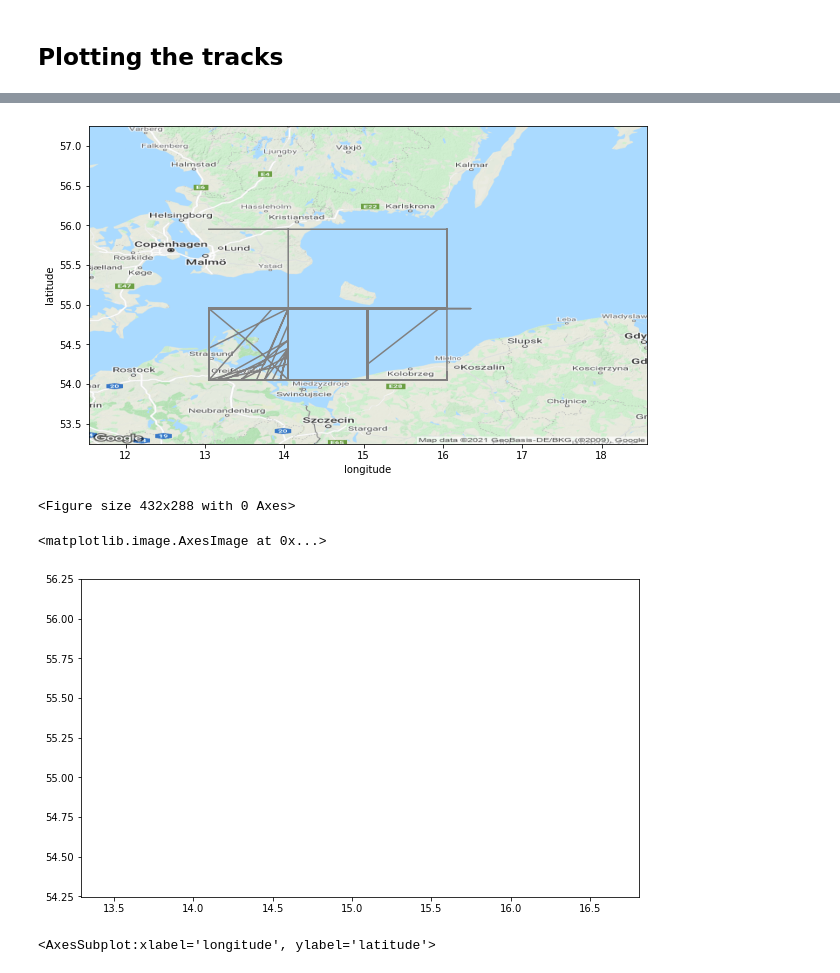
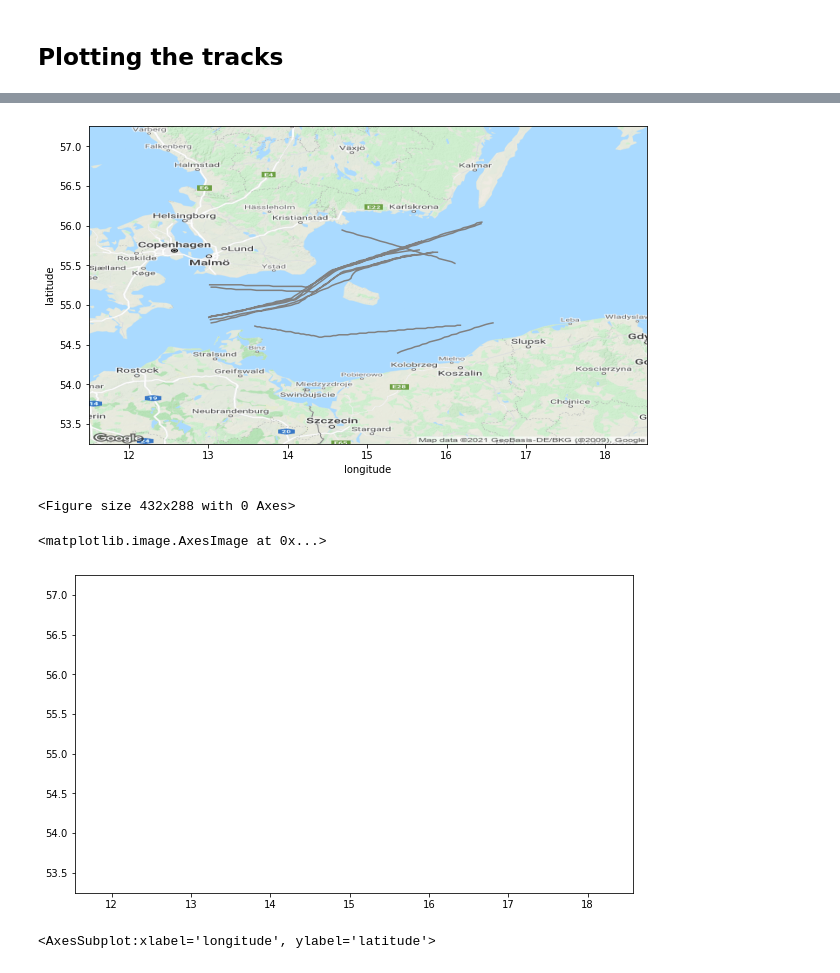
Before and after one commit to carinhopm/ais_vrnn, a Jupyter notebook: code/Plotting_the_tracks.ipynb, the cells around one changed output, grey strips where cells are left out. Drawn from its saved outputs; the diff is of its cells as text; code cells hidden in the pictures.

```diff
--- a/code/Plotting_the_tracks.ipynb
+++ b/code/Plotting_the_tracks.ipynb
@@ -26,6 +26,10 @@ import progressbar
 api_key = "AIzaSyBxJAp5AFD2bYJbXXErwKz76-Pt8aEqtE0"
 # %%
 datasets_path = "C://Users//asm//OneDrive - Netcompany/University//Master Thesis//Data//Pickle//"
+# %%
+path = datasets_path + 'CargTank.pkl'
+with open(path,'rb') as file:
+    data = pickle.load(file)
 # %%
 #edges contains a list of lat_edges, lon_edges, speed_edges, course_edges
 def findcenters(edges):
@@ -169,7 +174,8 @@ def PlotDatasetTrack(encodedTrack, edges):
 #LAT_EDGES, LON_EDGES, ... are a list of bin edges obtained by np.arange(LAT_MIN, LAT_MAX+(LAT_RES/10000), LAT_RES) ect.
 #I use (config.LAT_EDGES, config.LON_EDGES, config.SOG_EDGES, config.COG_EDGES
 
-edges = (config.LAT_EDGES, config.LON_EDGES, config.SOG_EDGES, config.COG_EDGES)
+#edges = (config.LAT_EDGES, config.LON_EDGES, config.SOG_EDGES, config.COG_EDGES)
+edges = data['binedges']
 # %%
 lat_centers, lon_centers, speed_centers, course_centers = findcenters(edges)
 # %%
@@ -232,5 +242,5 @@ lat_max, lon_max = NE_corner
 img = mpimg.imread('plots/area.png')
 fig, ax = plt.subplots(figsize=(10,10))
 ax.imshow(img, extent=[lon_min, lon_max, lat_min, lat_max])
-ax = plotDataset(trainset,ax,edges,n=100)
+ax = plotDataset(trainset,ax,edges,n=10)
 # %% [output]
@@ -238,4 +248,4 @@ ax = plotDataset(trainset,ax,edges,n=100)
-[figure, old version]
+[figure, new version]
 # %%
 plt.savefig('plots/historicTracks.png', bbox_inches='tight',pad_inches = 0)
 # %% [output]
@@ -247,7 +257,7 @@ fig, ax = plt.subplots(figsize=(10,10))
 ax.imshow(img, extent=[lon_min, lon_max, lat_min, lat_max])
 # %% [output]
 <matplotlib.image.AxesImage at 0x...>
-[figure, old version]
+[figure, new version]
 # %%
 #track is a 4-hot-encoded. I use the targets retruned from the dataset.getItem
 ##_, _, _, _, _, _, track = testset[index]
```
Also changed, not shown: parts of 6 cells of this notebook, 12 other files.
